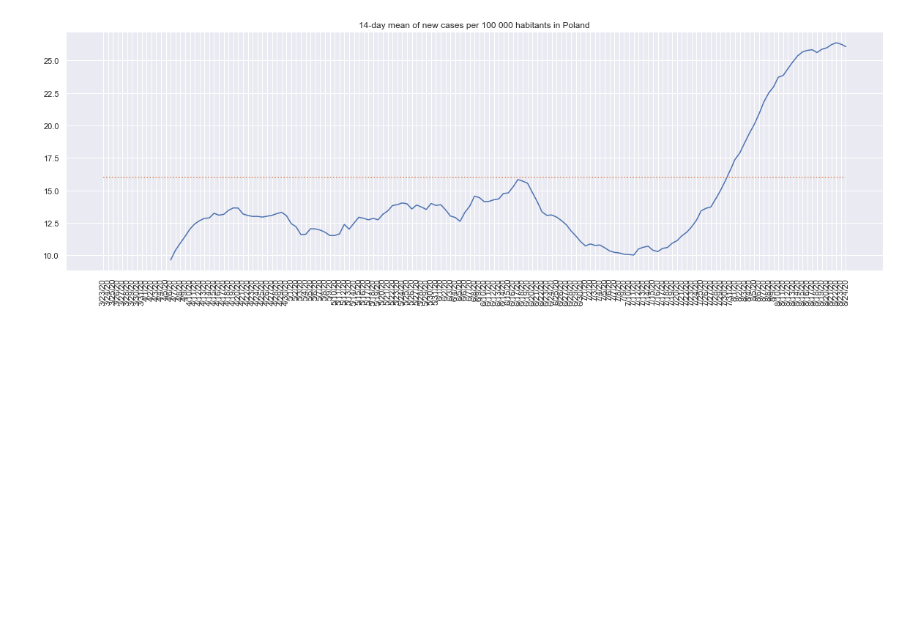
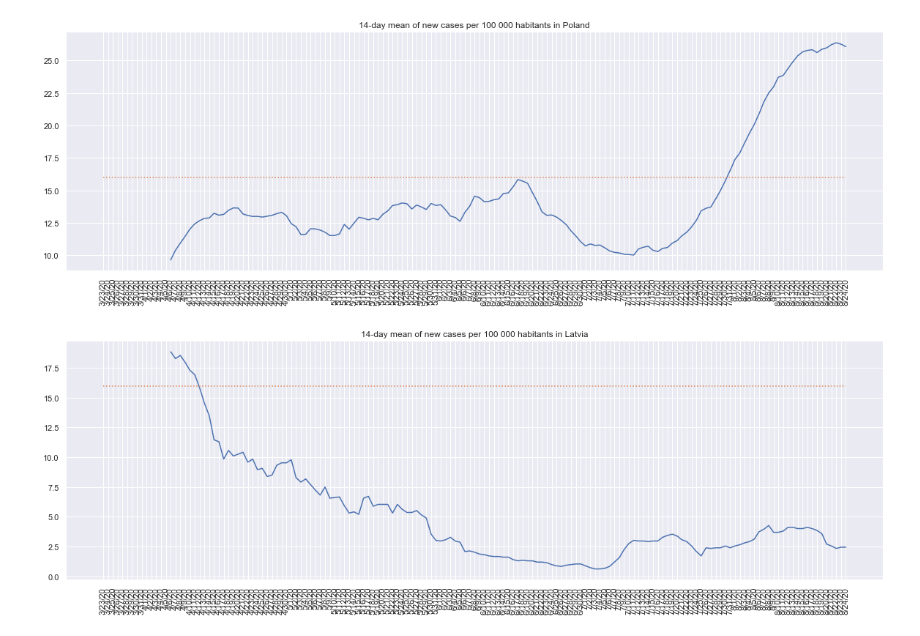
Before and after one commit to IvonaTau/covid19, a Jupyter notebook: _notebooks/2020-03-30-lithuania.ipynb, the cells around one changed output. Cells and saved outputs as stored; diff of their text form; code cells hidden in the pictures; blank space fills up the shorter version.

```diff
--- a/_notebooks/2020-03-30-lithuania.ipynb
+++ b/_notebooks/2020-03-30-lithuania.ipynb
@@ -209,3 +225,8 @@ plot_new_cases_per100(df, 'Greece', total_population=10720000 ,cutoff=50)
 plot_new_cases_per100(df, 'Poland', total_population=37970000 ,cutoff=65)
 # %% [output]
 [figure]
+# %%
+#hide_input
+plot_new_cases_per100(df, 'Latvia', total_population=1920000 ,cutoff=65)
+# %% [output]
+[figure, added]
```
Also changed, not shown: parts of 5 cells of this notebook, 1 other file.
